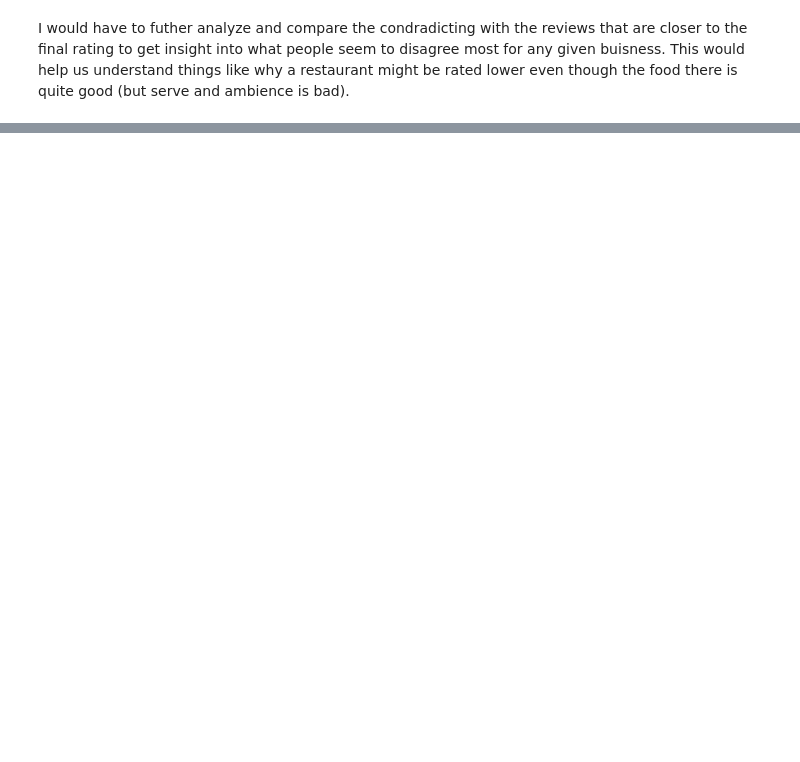
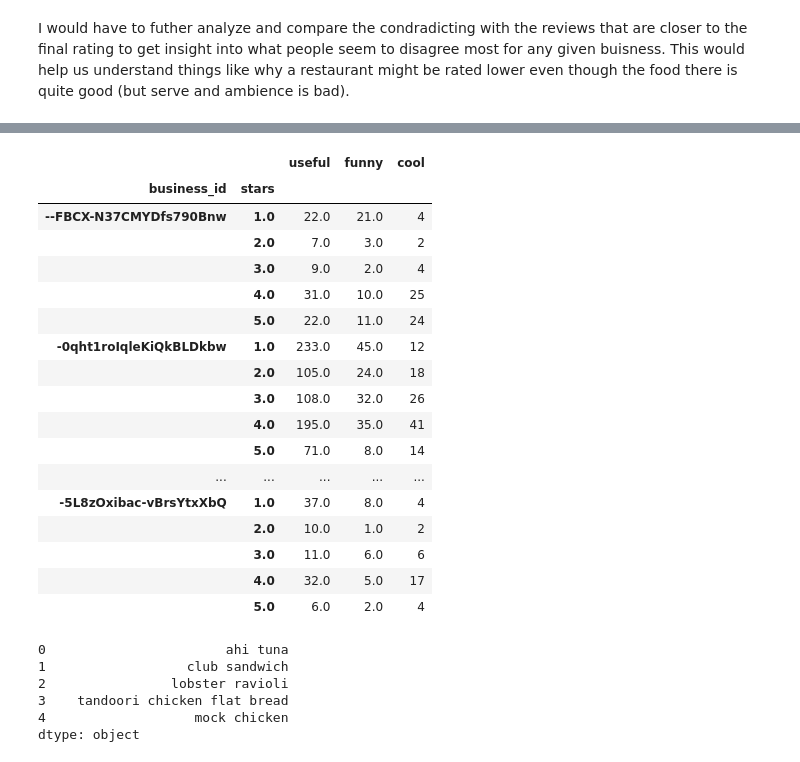
Before and after one commit to ibanesh/CapstoneProjectProposal, a Jupyter notebook: ProjectEDA.ipynb, the cells around one changed output, grey strips where cells are left out. Cells and saved outputs as stored; diff of their text form; code cells hidden in the pictures; blank space fills up the shorter version.

```diff
--- a/ProjectEDA.ipynb
+++ b/ProjectEDA.ipynb
@@ -600,0 +709,25 @@ It would also be interesting to analyze the mediocre restaurants, the businesses
+# %%
+df_rev_mid = df_reviews[df_reviews['business_id'].isin(ids)]
+# %%
+gobj = df_rev_mid.groupby(['business_id','stars'])
+stat = gobj.sum()
+stat.head(25)
+# %% [output]
+|  |  | useful | funny | cool |
+| business_id | stars |  |  |  |
+| --FBCX-N37CMYDfs790Bnw | 1.0 | 22.0 | 21.0 | 4 |
+|  | 2.0 | 7.0 | 3.0 | 2 |
+|  | 3.0 | 9.0 | 2.0 | 4 |
+|  | 4.0 | 31.0 | 10.0 | 25 |
+|  | 5.0 | 22.0 | 11.0 | 24 |
+| -0qht1roIqleKiQkBLDkbw | 1.0 | 233.0 | 45.0 | 12 |
+|  | 2.0 | 105.0 | 24.0 | 18 |
+|  | 3.0 | 108.0 | 32.0 | 26 |
+|  | 4.0 | 195.0 | 35.0 | 41 |
+|  | 5.0 | 71.0 | 8.0 | 14 |
+| ... | ... | ... | ... | ... |
+| -5L8zOxibac-vBrsYtxXbQ | 1.0 | 37.0 | 8.0 | 4 |
+|  | 2.0 | 10.0 | 1.0 | 2 |
+|  | 3.0 | 11.0 | 6.0 | 6 |
+|  | 4.0 | 32.0 | 5.0 | 17 |
+|  | 5.0 | 6.0 | 2.0 | 4 |
@@ -600,0 +744,11 @@ It would also be interesting to analyze the mediocre restaurants, the businesses
+# %%
+nnp = extract_noun_phrases(df_5strRev_mid)
+nnp = pd.Series(nnp)
+nnp.head()
+# %% [output]
+0                       ahi tuna
+1                  club sandwich
+2                lobster ravioli
+3    tandoori chicken flat bread
+4                   mock chicken
+dtype: object
```
Also changed, not shown: parts of 30 cells of this notebook.
